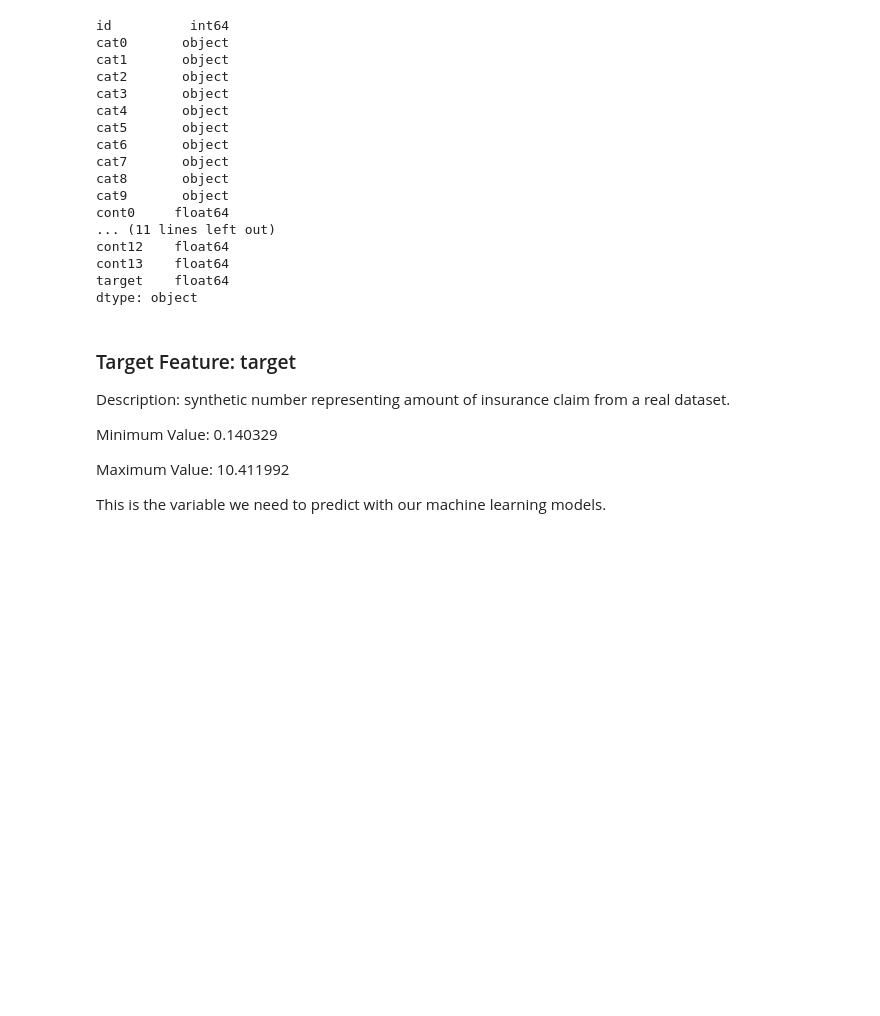
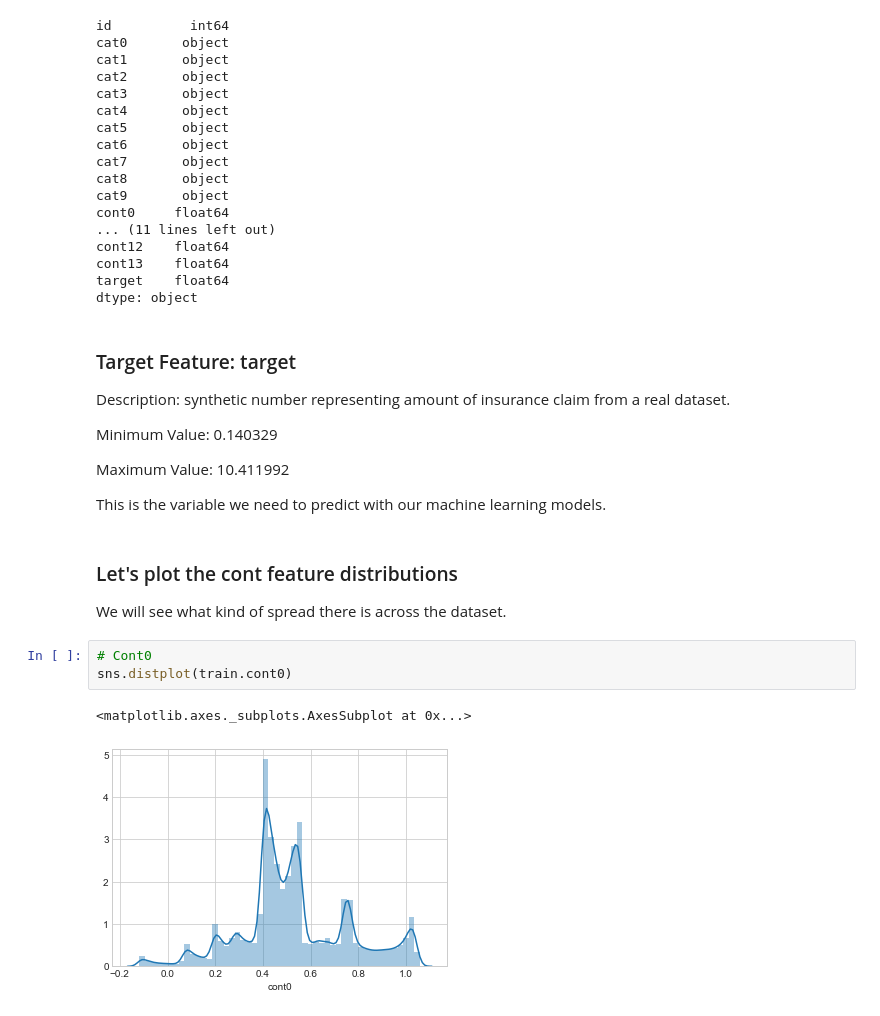
Before and after one commit to JonWeber0328/30-Days-of_Machine-Learning, a Jupyter notebook: 30-Days-ML-Daniel-Bourke.ipynb, the cells around one changed output. Cells and saved outputs as stored; diff of their text form; blank space fills up the shorter version.

Commit message:
Added plots for cat and cont variables in .ipynb file.

```diff
--- a/30-Days-ML-Daniel-Bourke.ipynb
+++ b/30-Days-ML-Daniel-Bourke.ipynb
@@ -164,3 +164,13 @@ Minimum Value: 0.140329
 Maximum Value: 10.411992
 
 This is the variable we need to predict with our machine learning models.
+# %% [markdown]
+### Let's plot the cont feature distributions
+
+We will see what kind of spread there is across the dataset.
+# %%
+# Cont0
+sns.distplot(train.cont0)
+# %% [output]
+<matplotlib.axes._subplots.AxesSubplot at 0x...>
+[figure, added]
```
Also changed, not shown: parts of 24 cells of this notebook.
